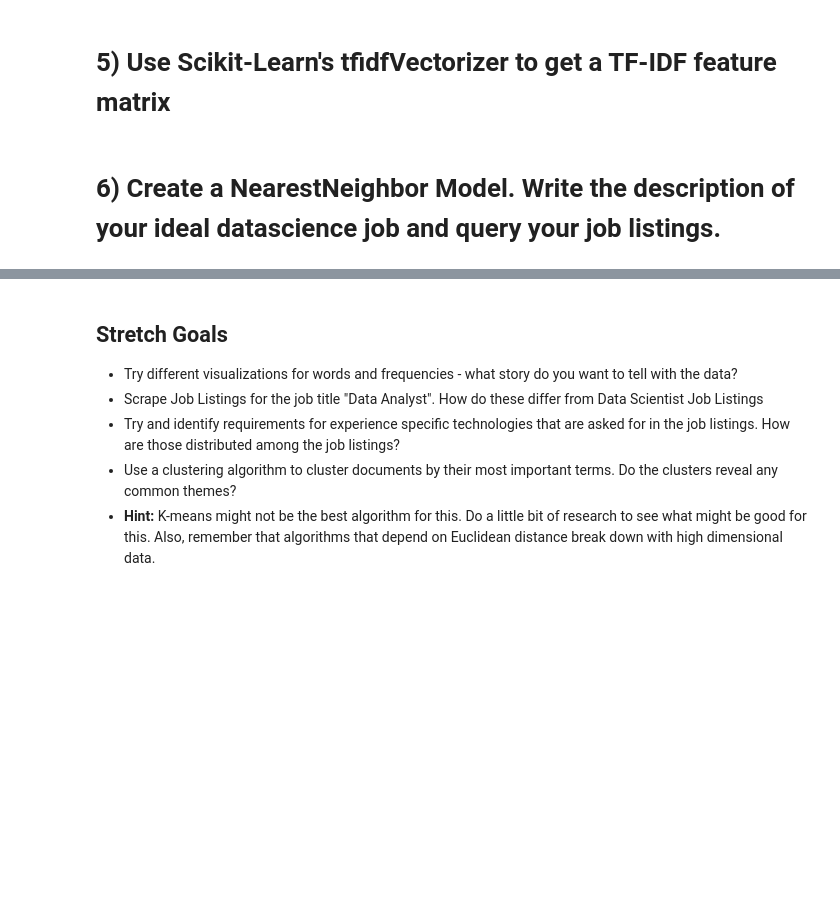
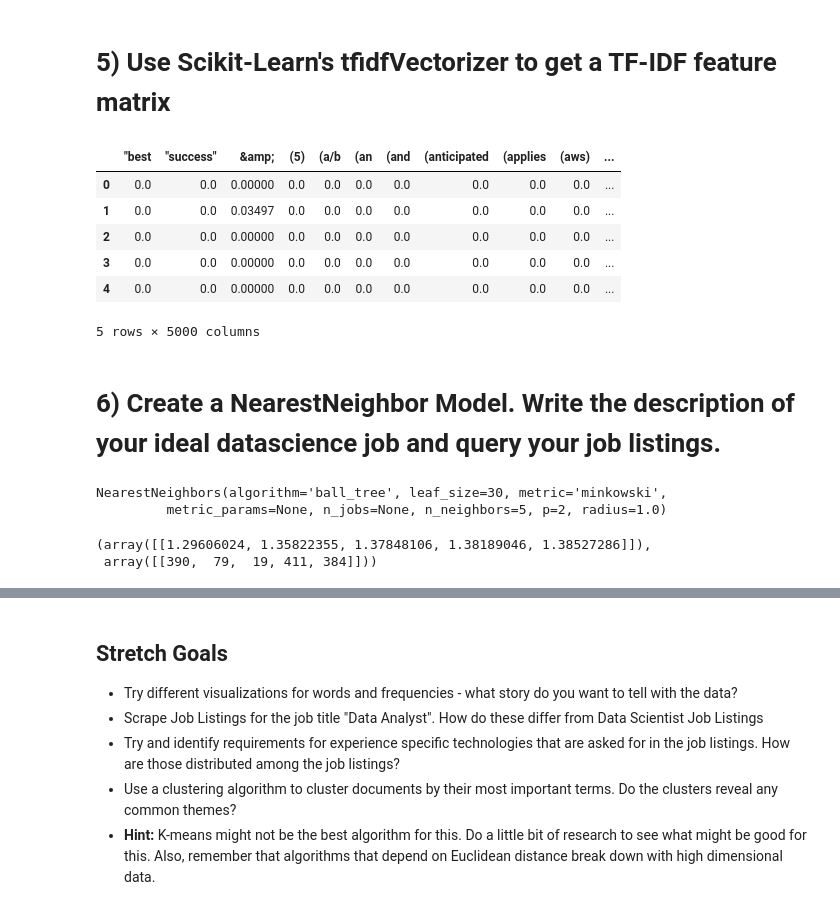
Before and after one commit to livjab/DS-Unit-4-Sprint-1-NLP, a Jupyter notebook: module2-vector-representations/LS_DS_412_Vector_Representations_Assignment.ipynb, the cells around one changed output, grey strips where cells are left out. Cells and saved outputs as stored; diff of their text form; code cells hidden in the pictures; blank space fills up the shorter version.

```diff
--- a/module2-vector-representations/LS_DS_412_Vector_Representations_Assignment.ipynb
+++ b/module2-vector-representations/LS_DS_412_Vector_Representations_Assignment.ipynb
@@ -116,3 +116,6 @@ df['tokens'].head(5)
 Name: tokens, dtype: object
 # %% [markdown]
 # 3) Use Scikit-Learn's CountVectorizer to get word counts for each listing.
+# %%
+docs = list(df['tokens'])
+docs[:1]
@@ -119,6 +140,7 @@ Name: tokens, dtype: object
 # %%
 from sklearn.feature_extraction.text import CountVectorizer
 
-c_vect = CountVectorizer(stop_words='english')
-c_vect.fit(df)
+c_vect = CountVectorizer(stop_words='english', tokenizer=lambda doc: doc, lowercase=False)
+c_vect.fit(docs)
 c_vect.vocabulary_
+dtm = c_vect.transform(docs)
@@ -137,2 +225,22 @@ raise Exception("\nThis task is not complete. \nReplace this line with your code
+# %%
+from sklearn.feature_extraction.text import TfidfVectorizer
+
+# Instantiate vectorizer object
+tfidf = TfidfVectorizer(stop_words='english', max_features=5000, tokenizer=lambda doc: doc, lowercase=False)
+
+# Create a vocabulary and get word counts per document
+dtm = tfidf.fit_transform(docs)
+
+# View Feature Matrix as DataFrame
+docs_df = pd.DataFrame(dtm.todense(), columns = tfidf.get_feature_names())
+docs_df.head()
+# %% [output]
+|  | "best | "success" | &amp; | (5) | (a/b | (an | (and | (anticipated | (applies | (aws) | ... |
+| 0 | 0.0 | 0.0 | 0.00000 | 0.0 | 0.0 | 0.0 | 0.0 | 0.0 | 0.0 | 0.0 | ... |
+| 1 | 0.0 | 0.0 | 0.03497 | 0.0 | 0.0 | 0.0 | 0.0 | 0.0 | 0.0 | 0.0 | ... |
+| 2 | 0.0 | 0.0 | 0.00000 | 0.0 | 0.0 | 0.0 | 0.0 | 0.0 | 0.0 | 0.0 | ... |
+| 3 | 0.0 | 0.0 | 0.00000 | 0.0 | 0.0 | 0.0 | 0.0 | 0.0 | 0.0 | 0.0 | ... |
+| 4 | 0.0 | 0.0 | 0.00000 | 0.0 | 0.0 | 0.0 | 0.0 | 0.0 | 0.0 | 0.0 | ... |
+5 rows × 5000 columns
 # %% [markdown]
  # 6) Create a NearestNeighbor Model. Write the description of your ideal datascience job and query your job listings.
@@ -141,0 +247,10 @@ raise Exception("\nThis task is not complete. \nReplace this line with your code
+# %%
+# Instantiate
+from sklearn.neighbors import NearestNeighbors
+
+nn = NearestNeighbors(n_neighbors=5, algorithm='ball_tree')
+
+nn.fit(dtm.todense())
+# %% [output]
+NearestNeighbors(algorithm='ball_tree', leaf_size=30, metric='minkowski',
+         metric_params=None, n_jobs=None, n_neighbors=5, p=2, radius=1.0)
@@ -141,0 +259,7 @@ raise Exception("\nThis task is not complete. \nReplace this line with your code
+# %%
+new = tfidf.transform(ideal_job)
+
+nn.kneighbors(new.todense())
+# %% [output]
+(array([[1.29606024, 1.35822355, 1.37848106, 1.38189046, 1.38527286]]),
+ array([[390,  79,  19, 411, 384]]))
```
Also changed, not shown: parts of 12 cells of this notebook.
